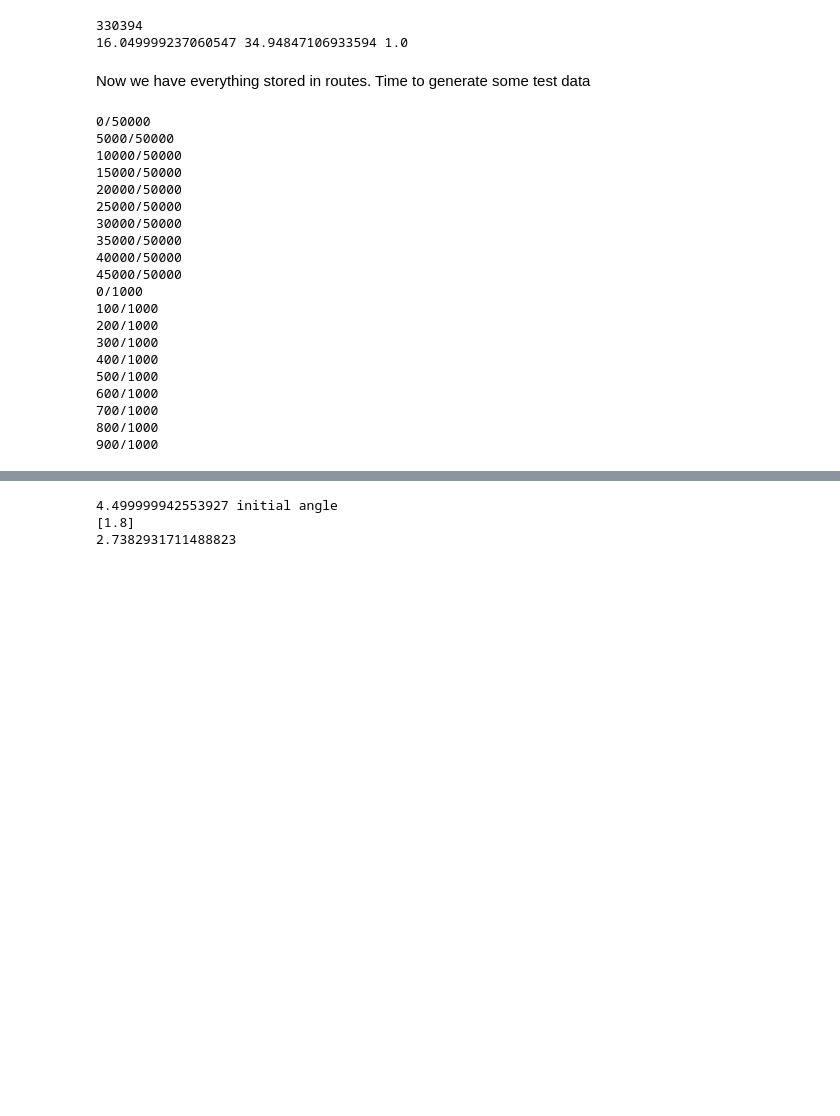
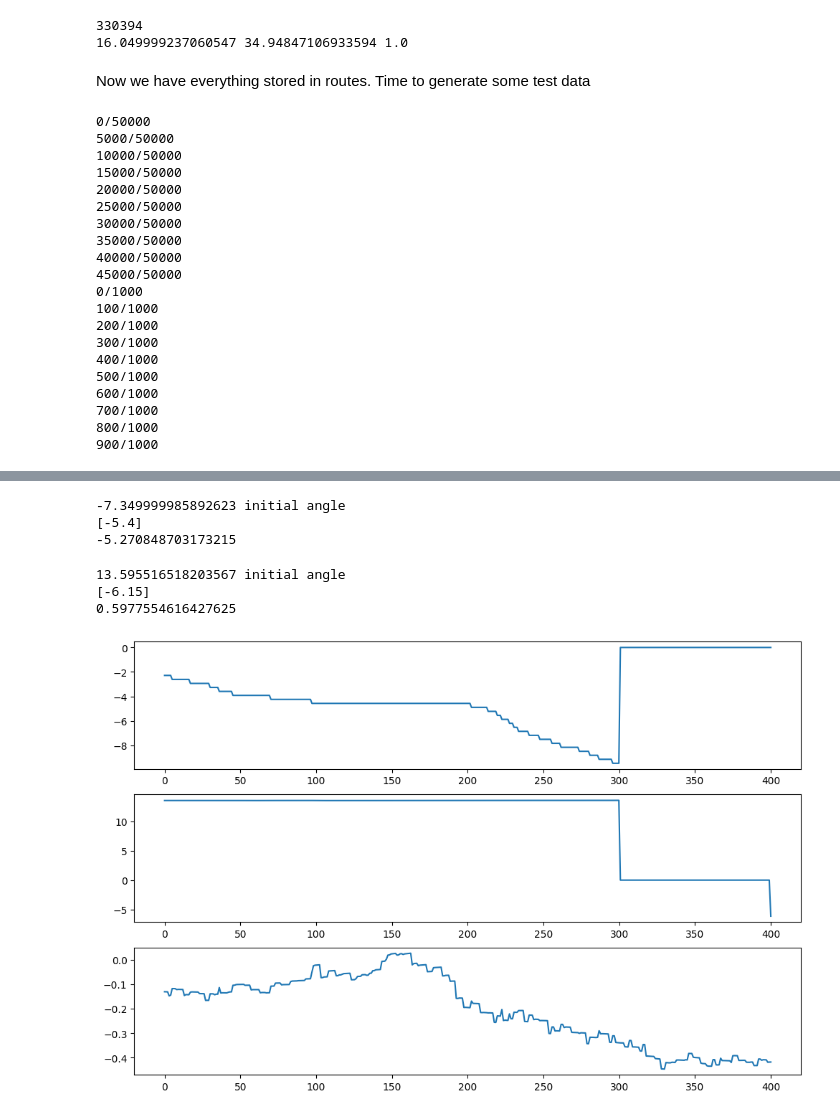
Before and after one commit to GregorKikelj/ml-controls, a Jupyter notebook: 04Caddy.ipynb, the cells around one changed output, grey strips where cells are left out. Cells and saved outputs as stored; diff of their text form; code cells hidden in the pictures; blank space fills up the shorter version.

Commit message:
IMU data helps a bit

```diff
--- a/04Caddy.ipynb
+++ b/04Caddy.ipynb
@@ -85,13 +85,13 @@ def get_sample(test):
 
     idx = randrange(prev_data, len(route.v)-fwd_data)
 
+    prev_angle = route.phi[idx-prev_data : idx]/maxAngle
     prev_speed = route.v[idx-prev_data : idx]/maxSpeed
-    prev_angle = route.phi[idx-prev_data : idx]/maxAngle
     torque = route.M[idx-prev_data : idx+fwd_data]/maxTorque
 
     output = route.phi[idx+fwd_data-1 : idx+fwd_data]/maxAngle
 
-    return prev_speed, prev_angle, torque, output
+    return prev_angle, prev_speed, torque, output
 
 def caddy_dataset(length, test):
     i_data = []
@@ -99,9 +99,9 @@ def caddy_dataset(length, test):
     for i in range(length):
         if i%(length//10) == 0:
             print(f"{i}/{length}")
-        v, phi, M, o = get_sample(test)
+        phi, v, M, o = get_sample(test)
 
-        data_input = np.concatenate((v, phi, M))
+        data_input = np.concatenate((phi, v, M))
         i_data.append(data_input)
         o_data.append(o)
     return SimDataset(length, i_data, o_data)
@@ -181,5 +181,8 @@ def test_loop(dataloader, model, loss_fn):
     print(f"Test  loss: {test_loss} \n")
 
 model = NeuralNetwork()
+for p in model.parameters():
+    print(p.shape)
+print(sum(p.numel() for p in model.parameters() if p.requires_grad))
 loss_fn = nn.MSELoss()
-optimizer = torch.optim.Adam(model.parameters(), lr=1e-4)
+optimizer = torch.optim.Adam(model.parameters(), lr=2e-5)
@@ -219,6 +221,32 @@ print(random_sample[1]*maxAngle)
 torch_data_input = torch.from_numpy(random_sample[0])
 print(model(torch_data_input).item()*maxAngle)
 # %% [output]
-4.499999942553927 initial angle
-[1.8]
-2.7382931711488823
+-7.349999985892623 initial angle
+[-5.4]
+-5.270848703173215
+# %%
+random_sample = out_set[randrange(len(out_set))]
+i = random_sample[0]
+v = i[0:300]*maxSpeed
+phi = i[300:600]*maxAngle
+M = i[600:1000]*maxTorque
+v.resize(400)
+phi.resize(400)
+phi[-1] = random_sample[1][0]*maxAngle
+
+time = 400
+_, axs = plt.subplots(3)
+axs[0].plot(np.linspace(0, time, time), v)
+axs[1].plot(np.linspace(0, time, time), phi)
+axs[2].plot(np.linspace(0, time, time), M)
+
+print(random_sample[0][599]*maxAngle, "initial angle")
+print(random_sample[1]*maxAngle)
+
+torch_data_input = torch.from_numpy(random_sample[0])
+print(model(torch_data_input).item()*maxAngle)
+# %% [output]
+13.595516518203567 initial angle
+[-6.15]
+0.5977554616427625
+[figure, added]
```
Also changed, not shown: parts of 4 cells of this notebook.
